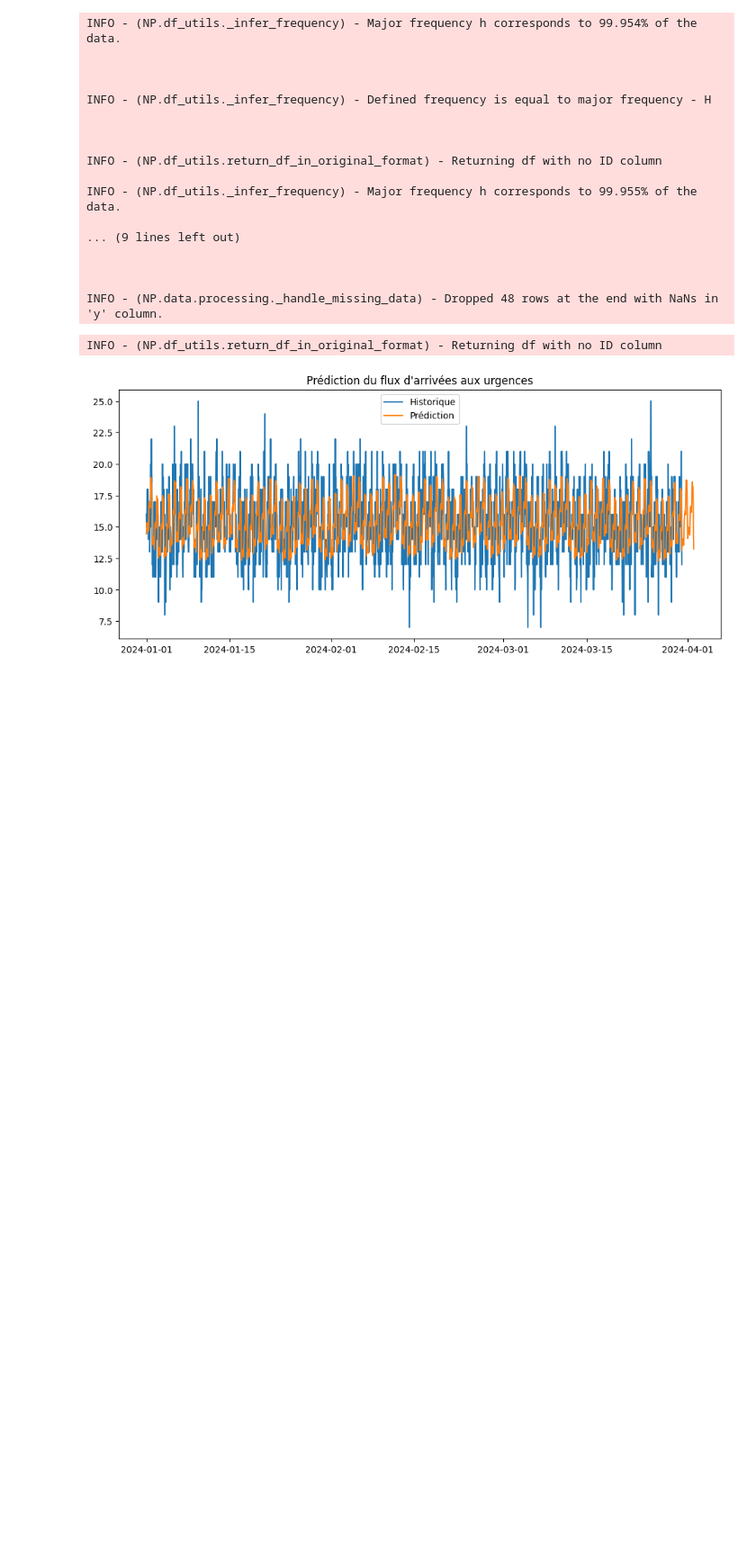
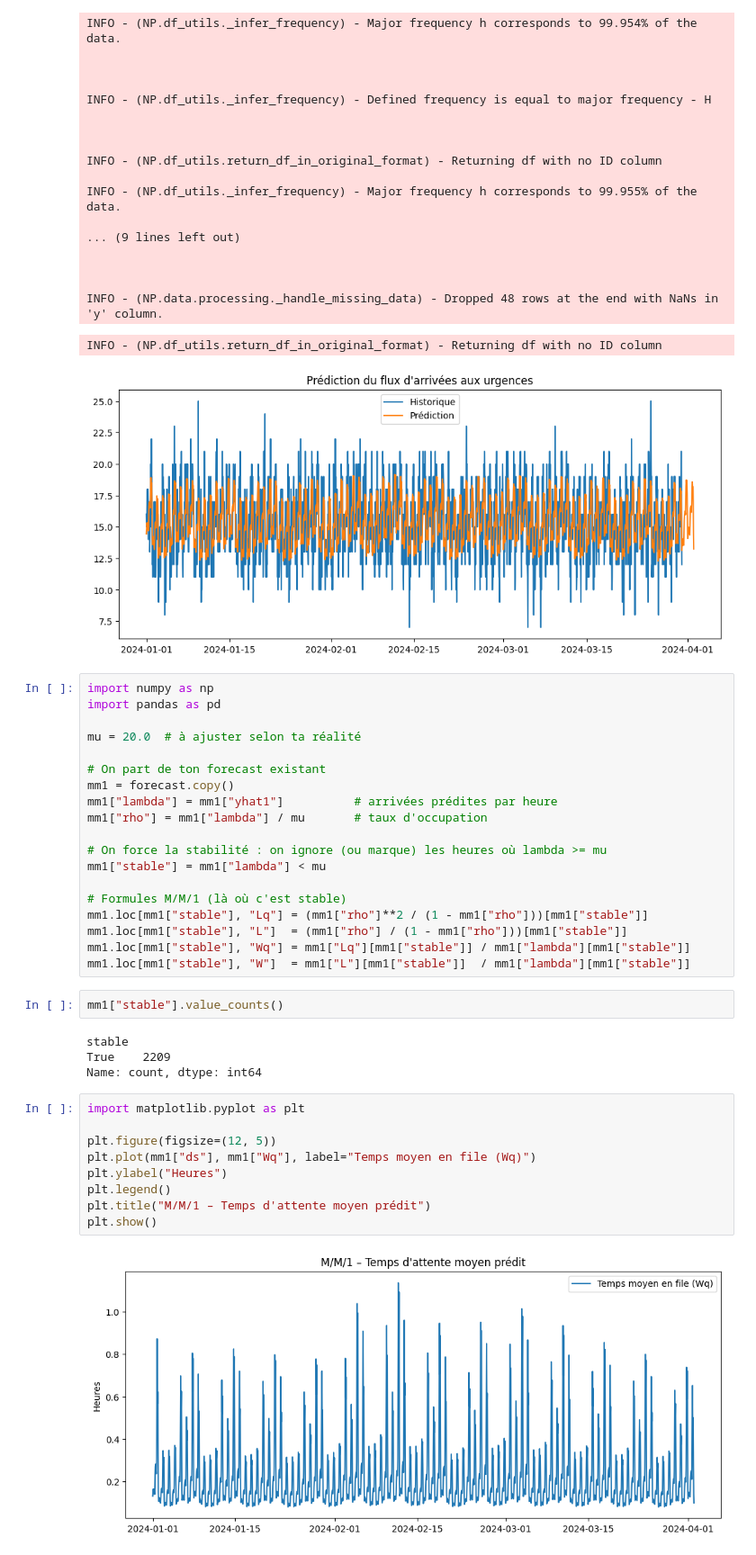
Before and after one commit to John-dotcom-cyber/hospital-emergency-optimizer, a Jupyter notebook: notebooks/prediction/prediction_basique.ipynb, the cells around one changed output. Shown at 90% size. Drawn from its saved outputs; the diff is of its cells as text; blank space fills up the shorter version.

```diff
--- a/notebooks/prediction/prediction_basique.ipynb
+++ b/notebooks/prediction/prediction_basique.ipynb
@@ -91,3 +91,39 @@ INFO - (NP.df_utils._infer_frequency) - Major frequency h corresponds to 99.955%
 INFO - (NP.data.processing._handle_missing_data) - Dropped 48 rows at the end with NaNs in 'y' column.
 INFO - (NP.df_utils.return_df_in_original_format) - Returning df with no ID column
 [figure]
+# %%
+import numpy as np
+import pandas as pd
+
+mu = 20.0  # à ajuster selon ta réalité
+
+# On part de ton forecast existant
+mm1 = forecast.copy()
+mm1["lambda"] = mm1["yhat1"]          # arrivées prédites par heure
+mm1["rho"] = mm1["lambda"] / mu       # taux d'occupation
+
+# On force la stabilité : on ignore (ou marque) les heures où lambda >= mu
+mm1["stable"] = mm1["lambda"] < mu
+
+# Formules M/M/1 (là où c'est stable)
+mm1.loc[mm1["stable"], "Lq"] = (mm1["rho"]**2 / (1 - mm1["rho"]))[mm1["stable"]]
+mm1.loc[mm1["stable"], "L"]  = (mm1["rho"] / (1 - mm1["rho"]))[mm1["stable"]]
+mm1.loc[mm1["stable"], "Wq"] = mm1["Lq"][mm1["stable"]] / mm1["lambda"][mm1["stable"]]
+mm1.loc[mm1["stable"], "W"]  = mm1["L"][mm1["stable"]]  / mm1["lambda"][mm1["stable"]]
+# %%
+mm1["stable"].value_counts()
+# %% [output]
+stable
+True    2209
+Name: count, dtype: int64
+# %%
+import matplotlib.pyplot as plt
+
+plt.figure(figsize=(12, 5))
+plt.plot(mm1["ds"], mm1["Wq"], label="Temps moyen en file (Wq)")
+plt.ylabel("Heures")
+plt.legend()
+plt.title("M/M/1 – Temps d'attente moyen prédit")
+plt.show()
+# %% [output]
+[figure, added]
```
Also changed, not shown: parts of 2 cells of this notebook.
